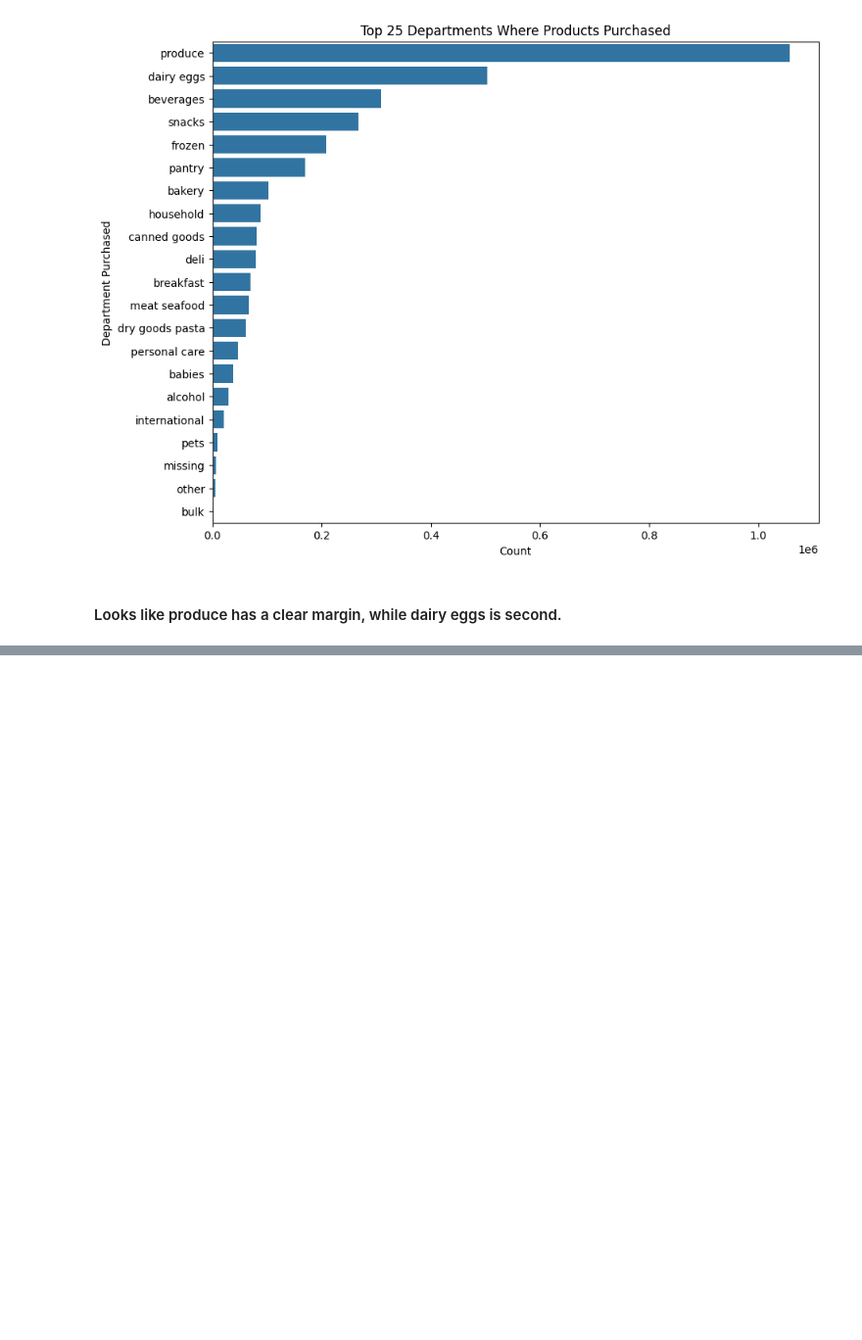
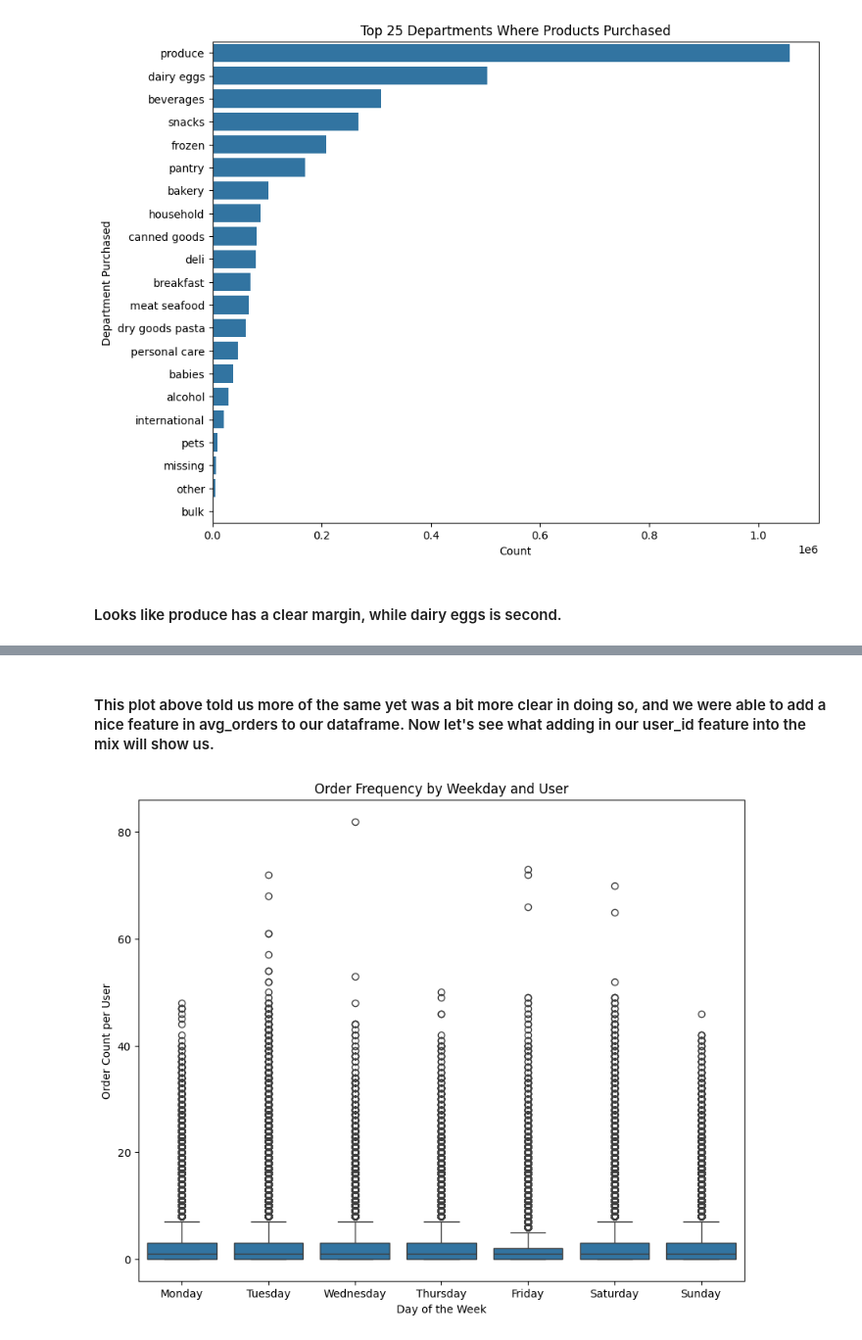
Before and after one commit to Taliwat/Springboard-DS, a Jupyter notebook: Capstone 2 - Instacart Project/eda.ipynb, the cells around one changed output, grey strips where cells are left out. Shown at 98% size. Cells and saved outputs as stored; diff of their text form; code cells hidden in the pictures; blank space fills up the shorter version.

```diff
--- a/Capstone 2 - Instacart Project/eda.ipynb
+++ b/Capstone 2 - Instacart Project/eda.ipynb
@@ -285,0 +181,17 @@ plt.show()
+# %% [markdown]
+#### This plot above told us more of the same yet was a bit more clear in doing so, and we were able to add a nice feature in avg_orders to our dataframe.  Now let's see what adding in our user_id feature into the mix will show us.
+# %%
+df['order_dow_name'] = df['order_dow'].map(day_mapping)
+df['order_dow_name'] = pd.Categorical(df['order_dow_name'], categories = ['Monday', 'Tuesday', 'Wednesday', 'Thursday', 'Friday', 'Saturday', 'Sunday'], ordered = True)
+
+
+user_dow_orders = df.groupby(['user_id', 'order_dow_name']).size().reset_index(name = 'order_count')
+
+plt.figure(figsize = (10,8))
+sns.boxplot(data = user_dow_orders, x = 'order_dow_name', y = 'order_count')
+plt.title("Order Frequency by Weekday and User")
+plt.ylabel("Order Count per User")
+plt.xlabel("Day of the Week")
+plt.show()
+# %% [output]
+[figure, added]
```
Also changed, not shown: parts of 33 cells of this notebook, 3 other files.
